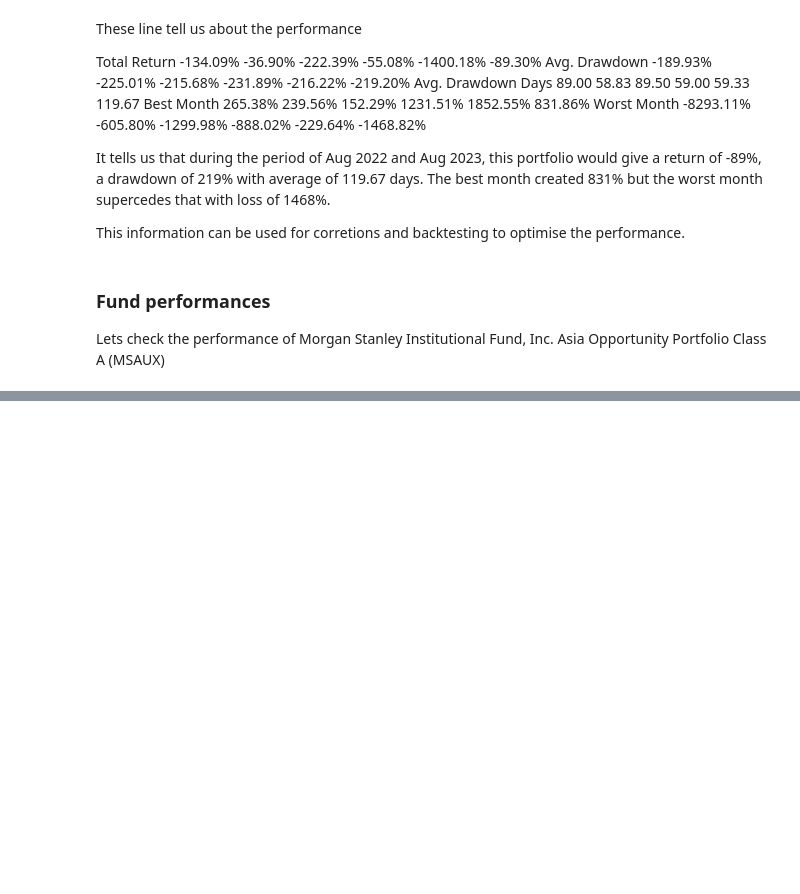
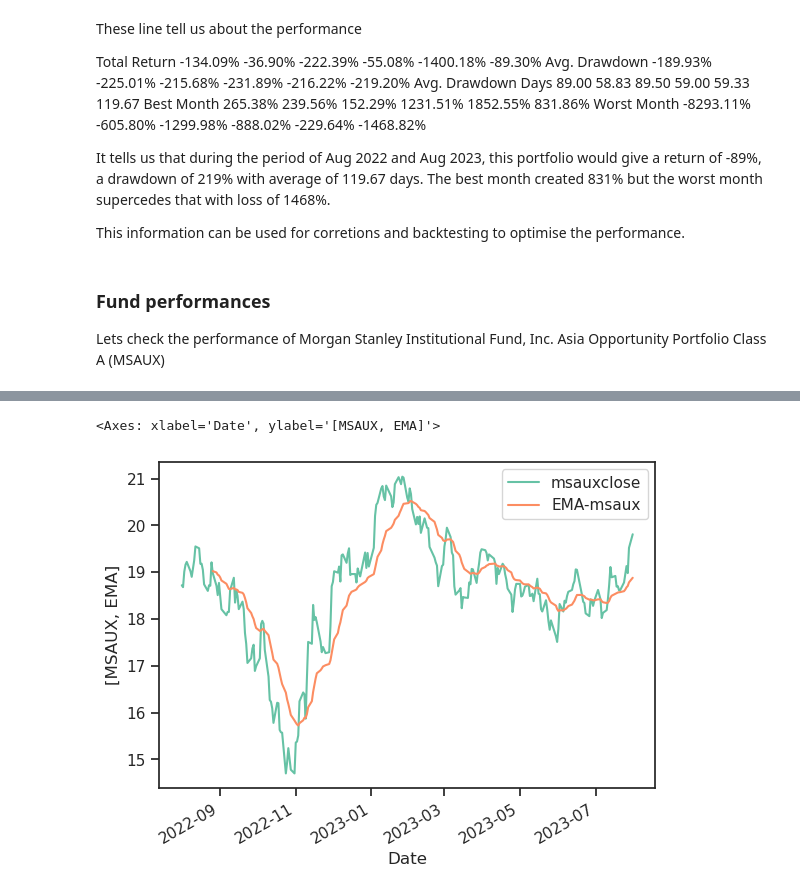
Before and after one commit to ansingh16/risk-management, a Jupyter notebook: VAR.ipynb, the cells around one changed output, grey strips where cells are left out. Saved outputs shown, nothing was run; the diff lists cells and outputs as text; code cells hidden in the pictures; blank space fills up the shorter version.

```diff
--- a/VAR.ipynb
+++ b/VAR.ipynb
@@ -354,0 +313,9 @@ Level 1.0: The data does not follow a normal distribution.
+# %%
+# calculate EMA for MSAUX
+
+funds['EMA-msaux'] = talib.EMA(funds['msauxclose'], timeperiod=20)
+
+funds[['msauxclose','EMA-msaux']].plot(ylabel=['MSAUX','EMA'])
+# %% [output]
+<Axes: xlabel='Date', ylabel='[MSAUX, EMA]'>
+[figure, added]
```
Also changed, not shown: parts of 21 cells of this notebook.
